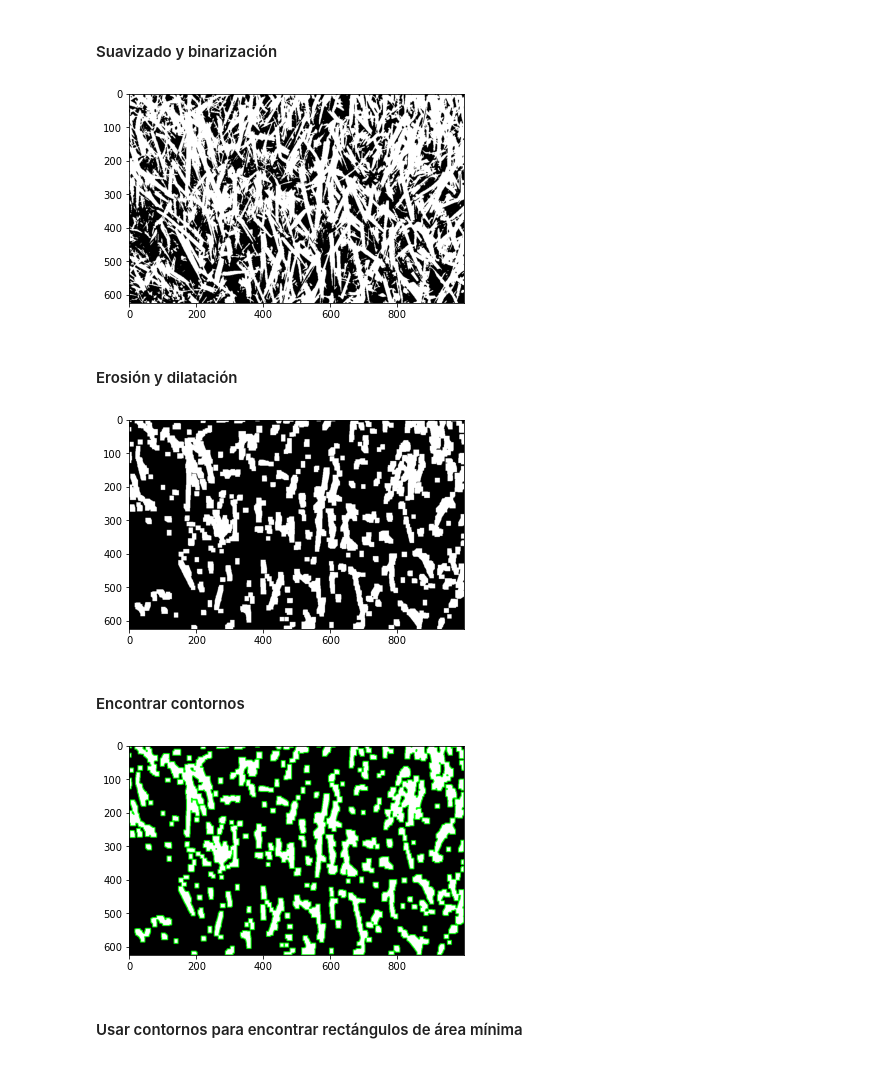
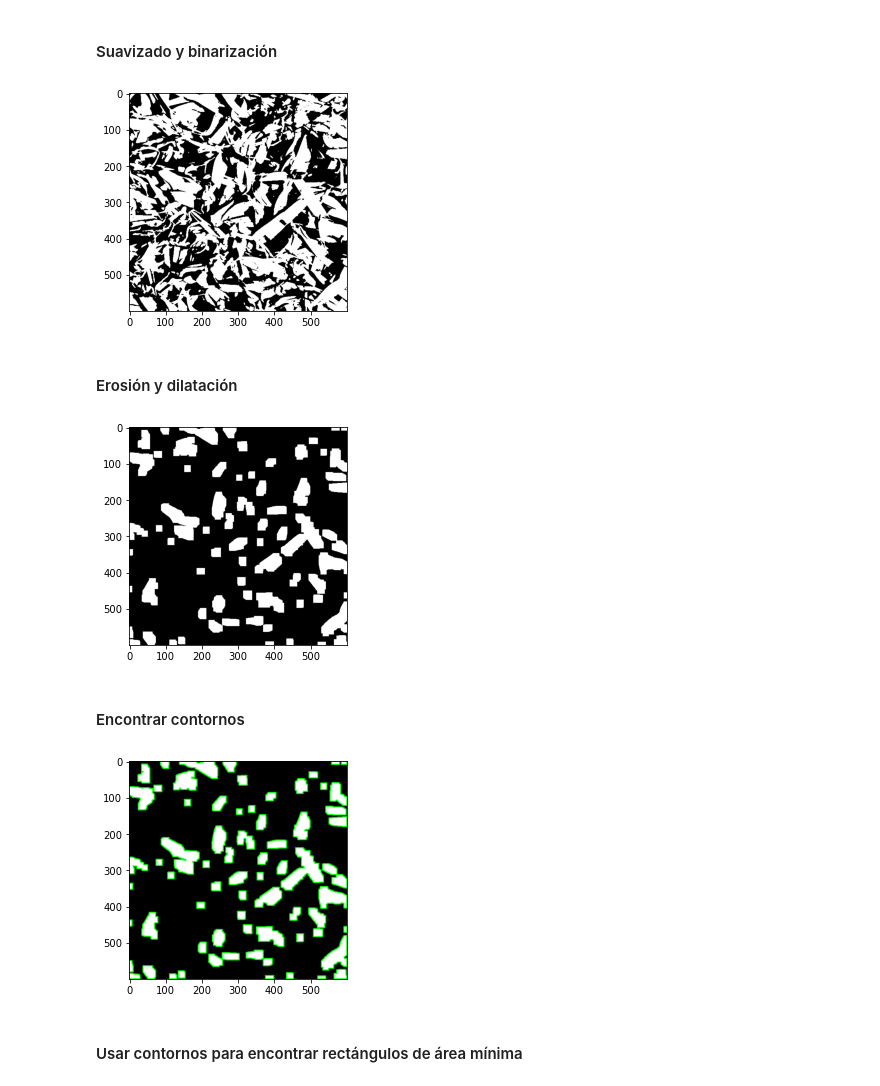
Before and after one commit to nettok/cv2-contar-grama, a Jupyter notebook: experimento02.ipynb, the cells around one changed output. Cells and saved outputs as stored; diff of their text form; code cells hidden in the pictures.

```diff
--- a/experimento02.ipynb
+++ b/experimento02.ipynb
@@ -22,6 +22,6 @@ import cv2
 # %% [markdown]
 ### Imagen original
 # %%
-img = read_jpg("grama1")
+img = read_jpg("grama3")
 plt_show(img)
 # %% [output]
@@ -36,16 +36,16 @@ gray = as_grayscale(blur)
 ret, otsu = cv2.threshold(gray, 0, 255, cv2.THRESH_BINARY + cv2.THRESH_OTSU)
 plt_show(otsu)
 # %% [output]
-[figure, old version]
+[figure, new version]
 # %% [markdown]
 #### Erosión y dilatación
 # %%
 morph_kernel = cv2.getStructuringElement(cv2.MORPH_RECT, (5, 5))
-eroded = cv2.erode(otsu, morph_kernel, iterations=3)
-dilated = cv2.dilate(eroded, morph_kernel, iterations=3)
+eroded = cv2.erode(otsu, morph_kernel, iterations=4)
+dilated = cv2.dilate(eroded, morph_kernel, iterations=4)
 plt_show(dilated)
 # %% [output]
-[figure, old version]
+[figure, new version]
 # %% [markdown]
 #### Encontrar contornos
 # %%
@@ -54,7 +54,7 @@ bgr_dilated = cv2.cvtColor(dilated, cv2.COLOR_GRAY2BGR)
 dilated_contours = cv2.drawContours(bgr_dilated, contours, -1, (0, 255, 0), thickness=2)
 plt_show(dilated_contours)
 # %% [output]
-[figure, old version]
+[figure, new version]
 # %% [markdown]
 #### Usar contornos para encontrar rectángulos de área mínima
 # %%
```
Also changed, not shown: parts of 11 cells of this notebook.
